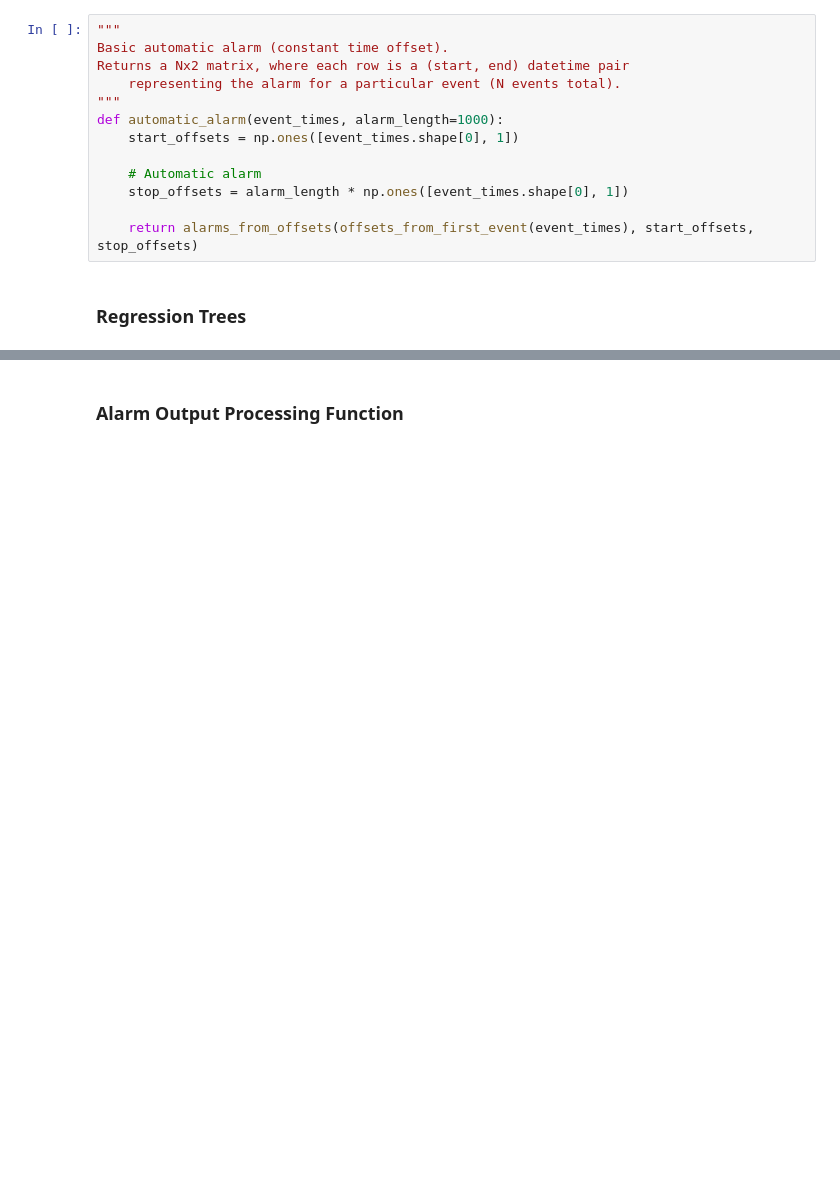
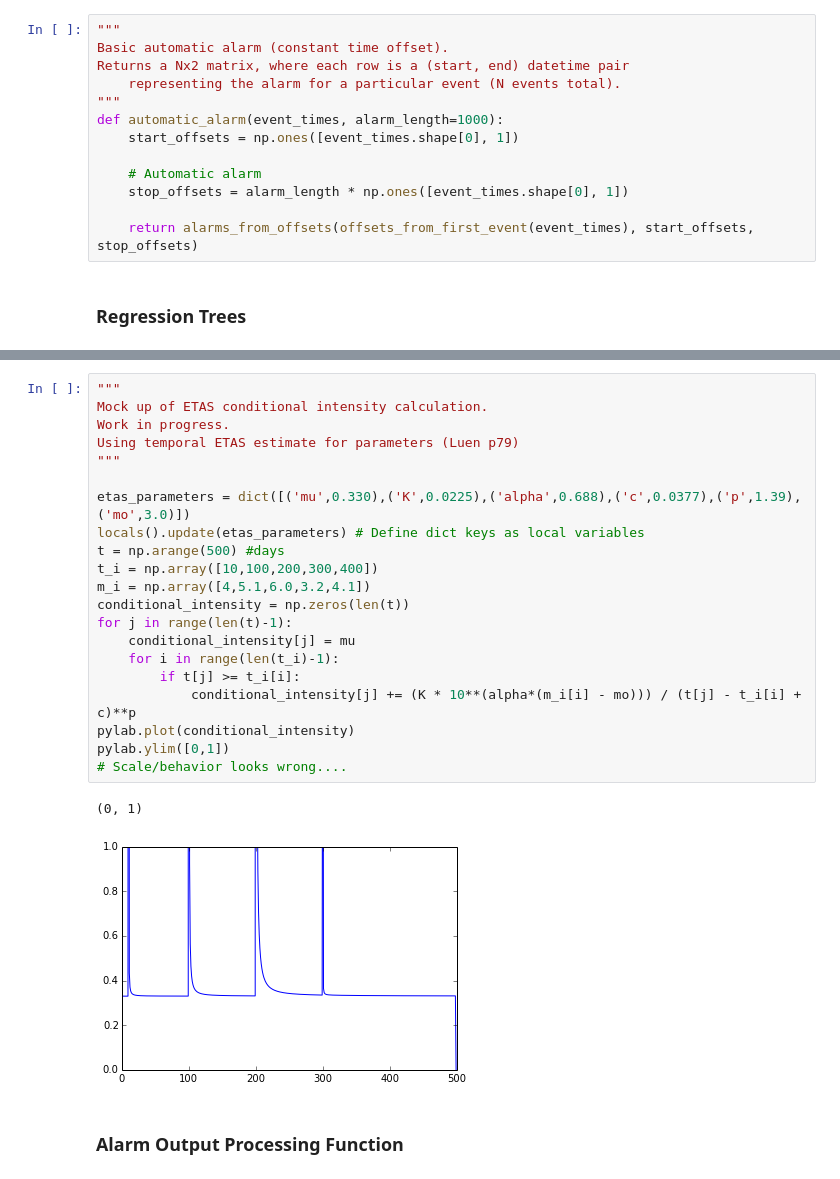
Before and after one commit to AlvinYuan/analyzers, a Jupyter notebook: notebooks/CS294.ipynb, the cells around one changed output, grey strips where cells are left out. Cells and saved outputs as stored; diff of their text form; blank space fills up the shorter version.

Commit message:
Added ETAS conditional probability calculation (mock up: not operational yet).Added a CDF calculation at the end of the notebook to check tau distribution.

```diff
--- a/notebooks/CS294.ipynb
+++ b/notebooks/CS294.ipynb
@@ -217,3 +229,27 @@ Wall time: 356 ms
+# %%
+"""
+Mock up of ETAS conditional intensity calculation.
+Work in progress.
+Using temporal ETAS estimate for parameters (Luen p79)
+"""
+
+etas_parameters = dict([('mu',0.330),('K',0.0225),('alpha',0.688),('c',0.0377),('p',1.39),('mo',3.0)])
+locals().update(etas_parameters) # Define dict keys as local variables
+t = np.arange(500) #days
+t_i = np.array([10,100,200,300,400])
+m_i = np.array([4,5.1,6.0,3.2,4.1])
+conditional_intensity = np.zeros(len(t))
+for j in range(len(t)-1):
+    conditional_intensity[j] = mu
+    for i in range(len(t_i)-1):
+        if t[j] >= t_i[i]:
+            conditional_intensity[j] += (K * 10**(alpha*(m_i[i] - mo))) / (t[j] - t_i[i] + c)**p
+pylab.plot(conditional_intensity)
+pylab.ylim([0,1])
+# Scale/behavior looks wrong....
+# %% [output]
+(0, 1)
+[figure, added]
 # %% [markdown]
 ### Alarm Output Processing Function
 # %%
```
Also changed, not shown: parts of 8 cells of this notebook.
